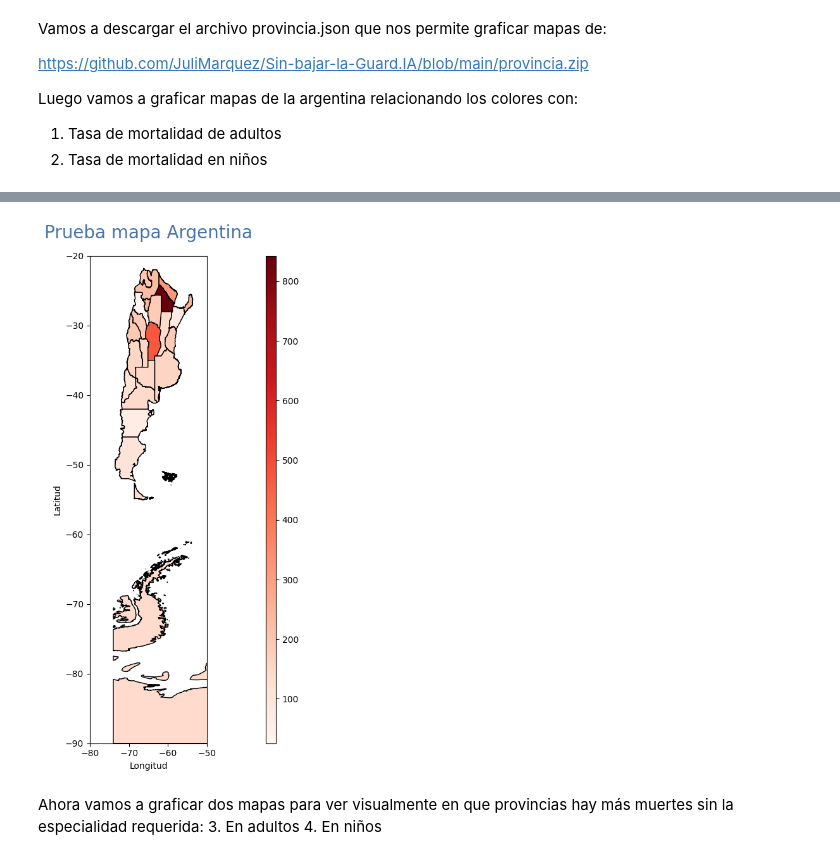
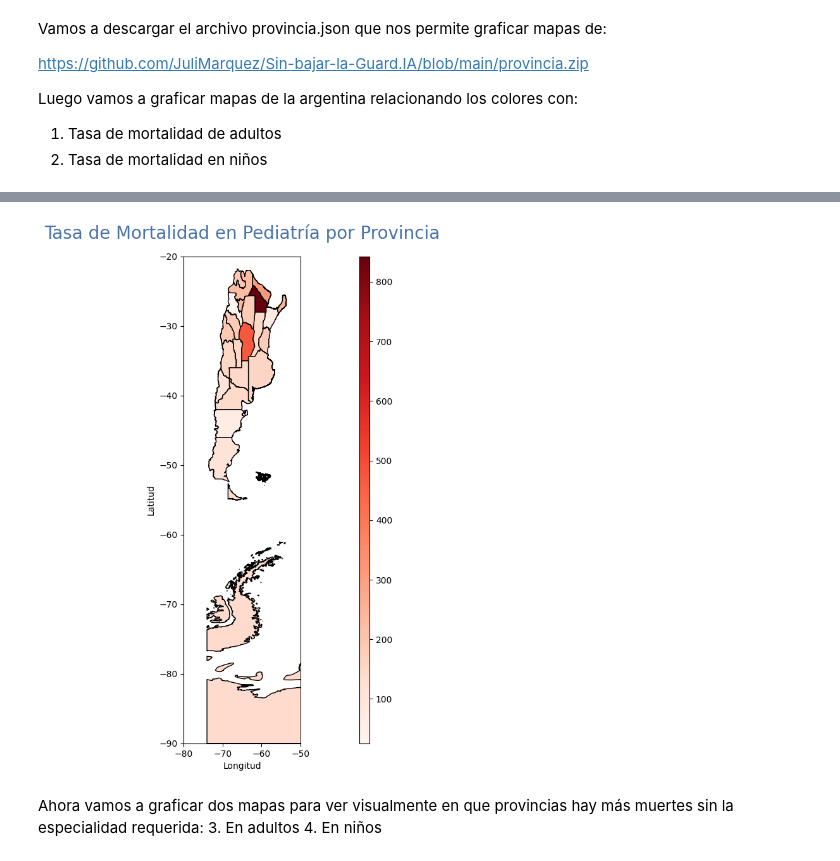
Before and after one commit to JuliMarquez/Sin-bajar-la-Guard.IA, a Jupyter notebook: Exploración_SinBajar_La_Guard_IA.ipynb, the cells around one changed output, grey strips where cells are left out. Saved outputs shown, nothing was run; the diff lists cells and outputs as text; code cells hidden in the pictures.

```diff
--- a/Exploración_SinBajar_La_Guard_IA.ipynb
+++ b/Exploración_SinBajar_La_Guard_IA.ipynb
@@ -2618,33 +2617,33 @@ plt.show()
 # %%
 # Merge de los datos geográficos con las tasas de mortalidad
 map_data_ped = map_data.merge(df_tasa_mortalidad_ped, left_on='nam', right_on='provincia_nombre')
 
 # Control del tamaño de la figura del mapa
 fig, ax = plt.subplots(figsize=(8, 10))
 
 # Control del encuadre (área geográfica) del mapa
 ax.axis([-80, -50, -90, -20])
 
 # Control del título y los ejes
-ax.set_title('Mapa de Tasa de Mortalidad en Pediatría por Provincia en Argentina',
+ax.set_title('Tasa de Mortalidad en Pediatría por Provincia',
              pad=20,
              fontdict={'fontsize': 20, 'color': '#4873ab'})
 ax.set_xlabel('Longitud')
 ax.set_ylabel('Latitud')
 
 # Añadir la leyenda separada del mapa
 from mpl_toolkits.axes_grid1 import make_axes_locatable
 divider = make_axes_locatable(ax)
 cax = divider.append_axes("right", size="5%", pad=0.2)
 
 # Generar y cargar el mapa
 map_data_ped.plot(column='Tasa de Mortalidad Pediatría', cmap='Reds', ax=ax,
               legend=True, cax=cax, zorder=5, edgecolor="black")
 
 # Mostrar el mapa finalizado
 plt.show()
 # %% [output]
-[figure, old version]
+[figure, new version]
 # %% [markdown]
 Ahora vamos a graficar dos mapas para ver visualmente en que provincias hay más muertes sin la especialidad requerida:
 3. En adultos
```
Also changed, not shown: parts of 4 cells of this notebook.
